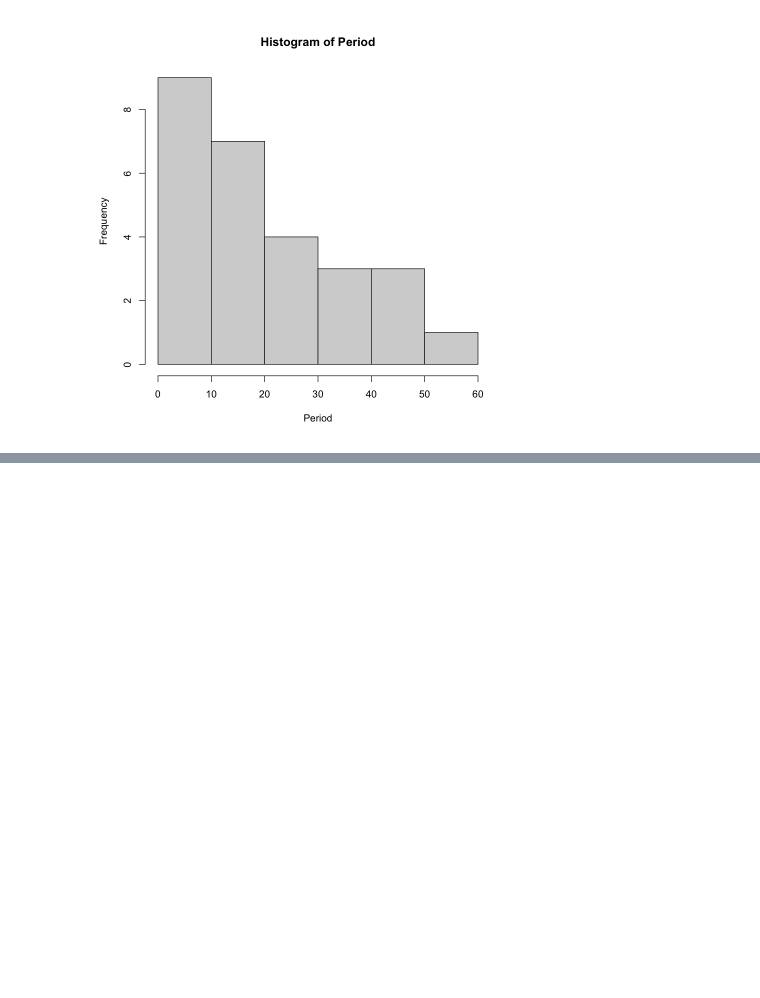
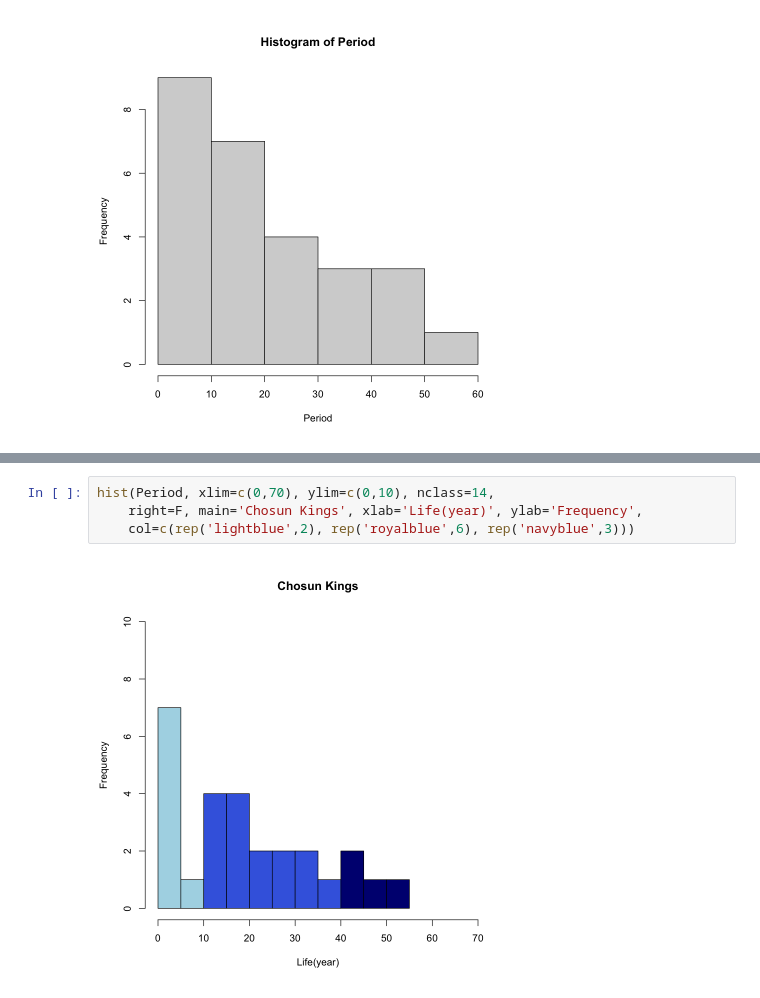
Before and after one commit to rickiepark/knou_stat, a Jupyter notebook: data_vis/ch1.ipynb, the cells around one changed output, grey strips where cells are left out. Drawn from its saved outputs; the diff is of its cells as text; blank space fills up the shorter version.

```diff
--- a/data_vis/ch1.ipynb
+++ b/data_vis/ch1.ipynb
@@ -33,0 +39,6 @@ hist(Period)
+# %%
+hist(Period, xlim=c(0,70), ylim=c(0,10), nclass=14,
+    right=F, main='Chosun Kings', xlab='Life(year)', ylab='Frequency',
+    col=c(rep('lightblue',2), rep('royalblue',6), rep('navyblue',3)))
+# %% [output]
+[figure, added]
```
Also changed, not shown: parts of 8 cells of this notebook.
